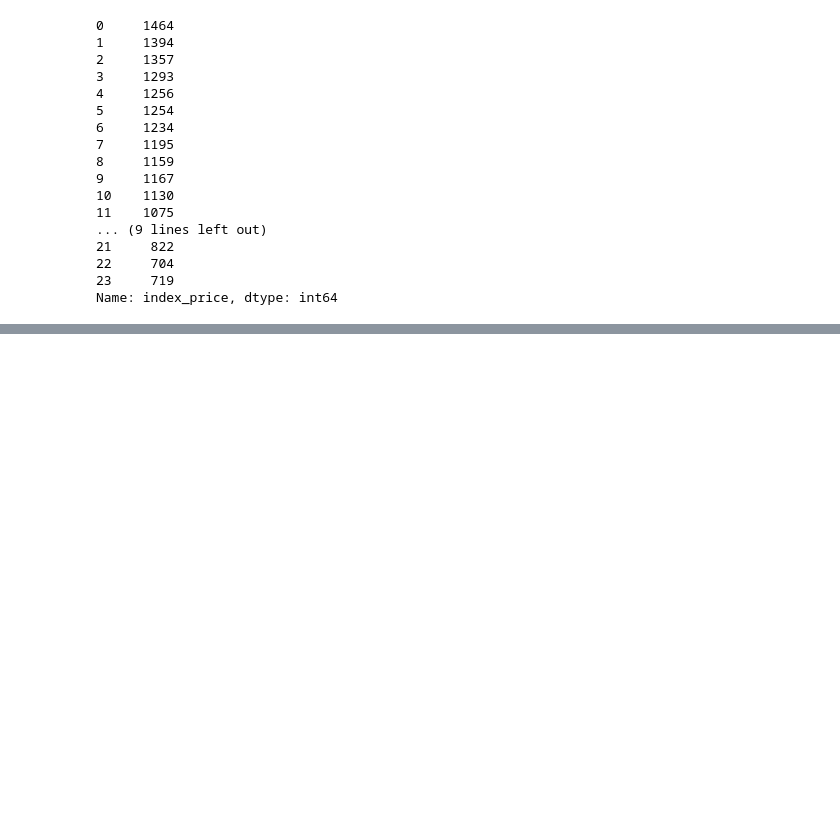
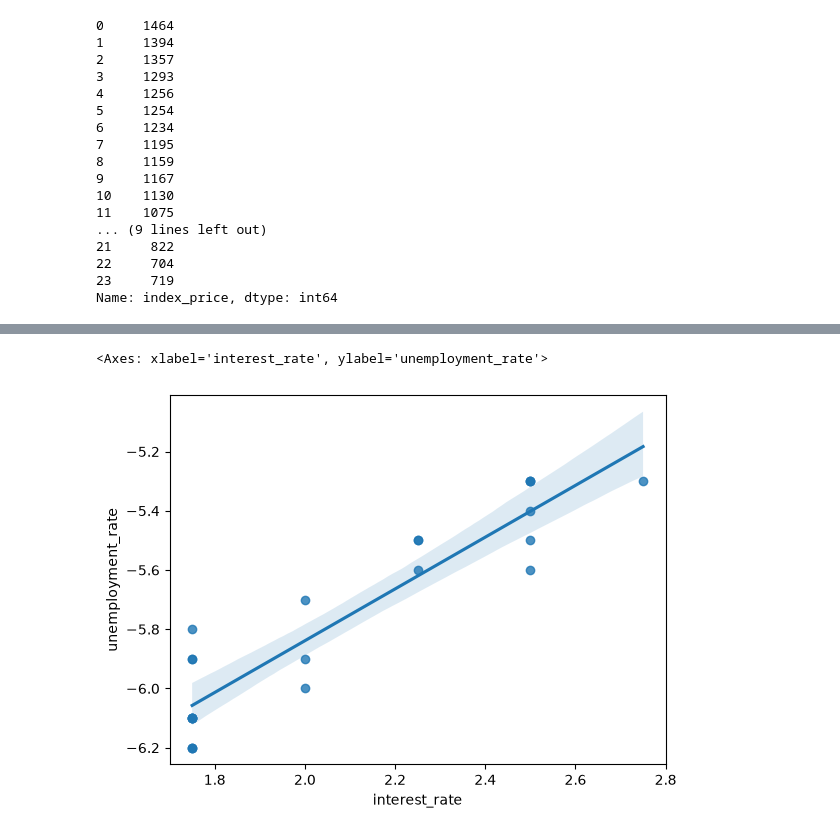
Before and after one commit to AyushPratap05/ML, a Jupyter notebook: multiliner.ipynb, the cells around one changed output, grey strips where cells are left out. Drawn from its saved outputs; the diff is of its cells as text; code cells hidden in the pictures; blank space fills up the shorter version.

```diff
--- a/multiliner.ipynb
+++ b/multiliner.ipynb
@@ -95,0 +106,5 @@ TypeError: regplot() takes from 0 to 1 positional arguments but 2 were given
+# %%
+sns.regplot(x=df_index['interest_rate'],y=-df_index['unemployment_rate'])
+# %% [output]
+<Axes: xlabel='interest_rate', ylabel='unemployment_rate'>
+[figure, added]
```
Also changed, not shown: parts of 23 cells of this notebook.
